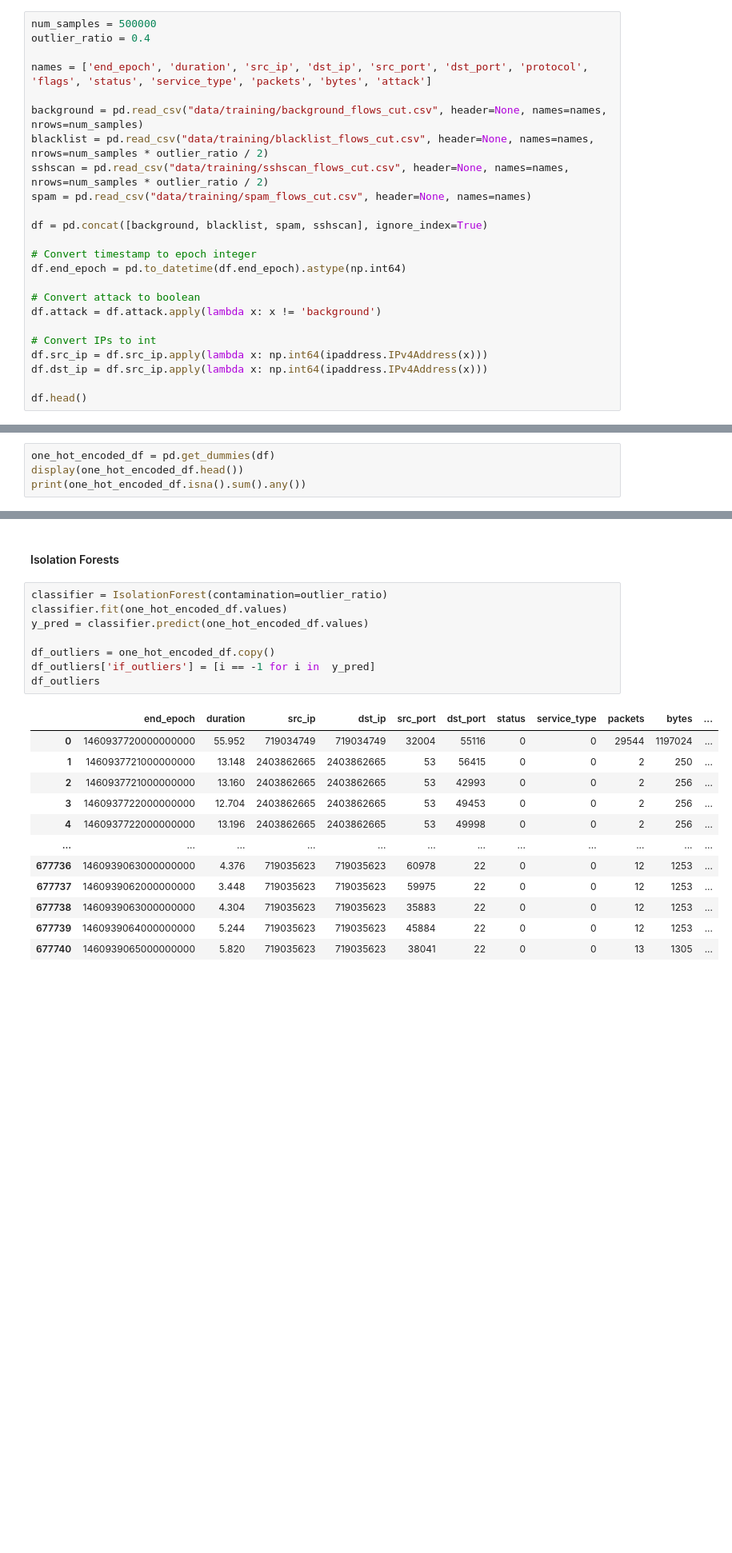
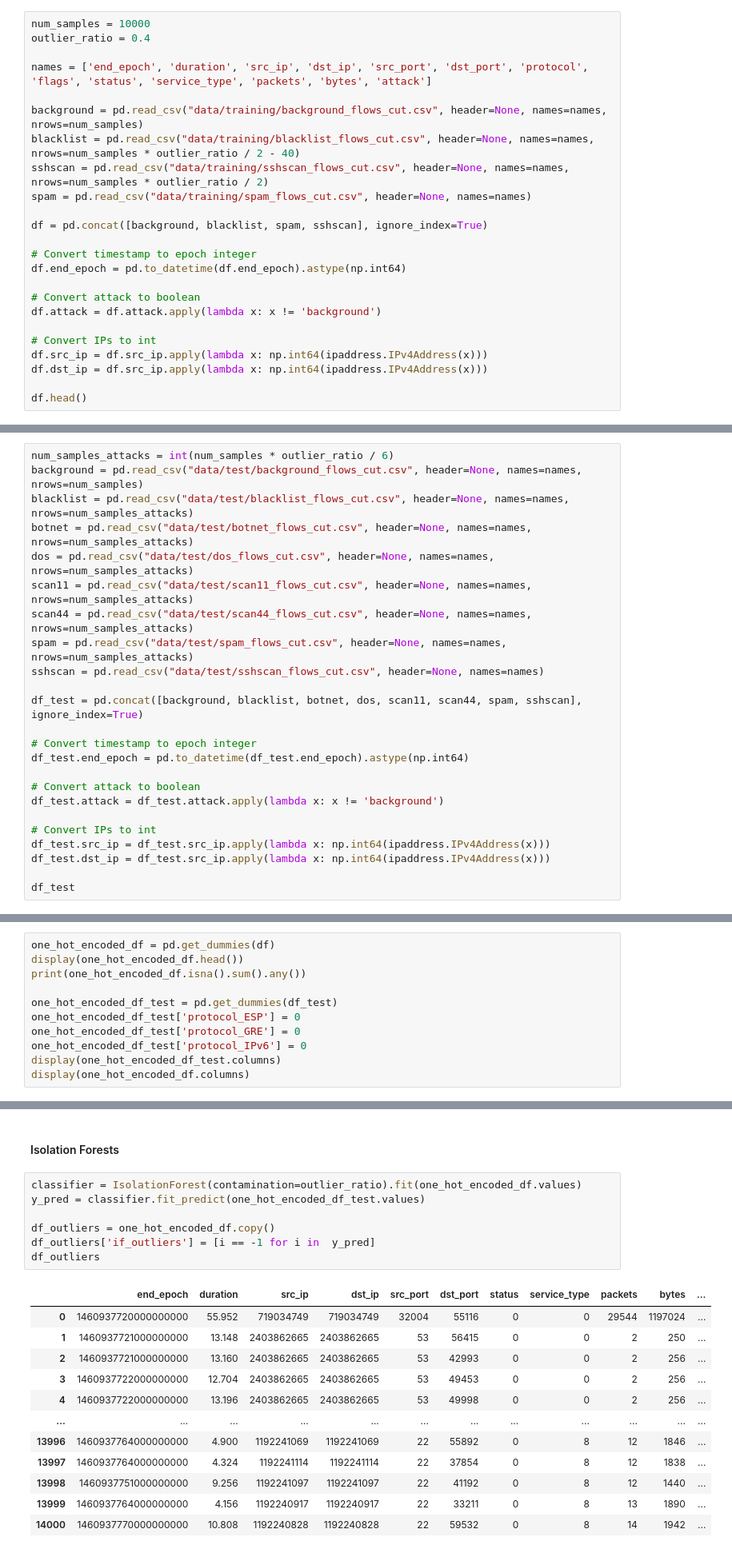
Before and after one commit to Leiyks/MLSECU, a Jupyter notebook: mlsecu.ipynb, the cells around one changed output, grey strips where cells are left out. Shown at 80% size. Saved outputs shown, nothing was run; the diff lists cells and outputs as text; blank space fills up the shorter version.

```diff
--- a/mlsecu.ipynb
+++ b/mlsecu.ipynb
@@ -10,13 +10,13 @@ from sklearn.neighbors import LocalOutlierFactor
 # %% [markdown]
 ## Data loading
 # %%
-num_samples = 500000
+num_samples = 10000
 outlier_ratio = 0.4
 
 names = ['end_epoch', 'duration', 'src_ip', 'dst_ip', 'src_port', 'dst_port', 'protocol', 'flags', 'status', 'service_type', 'packets', 'bytes', 'attack']
 
 background = pd.read_csv("data/training/background_flows_cut.csv", header=None, names=names, nrows=num_samples)
-blacklist = pd.read_csv("data/training/blacklist_flows_cut.csv", header=None, names=names, nrows=num_samples * outlier_ratio / 2)
+blacklist = pd.read_csv("data/training/blacklist_flows_cut.csv", header=None, names=names, nrows=num_samples * outlier_ratio / 2 - 40)
 sshscan = pd.read_csv("data/training/sshscan_flows_cut.csv", header=None, names=names, nrows=num_samples * outlier_ratio / 2)
 spam = pd.read_csv("data/training/spam_flows_cut.csv", header=None, names=names)
 
@@ -44,0 +43,24 @@ df.head()
+# %%
+num_samples_attacks = int(num_samples * outlier_ratio / 6)
+background = pd.read_csv("data/test/background_flows_cut.csv", header=None, names=names, nrows=num_samples)
+blacklist = pd.read_csv("data/test/blacklist_flows_cut.csv", header=None, names=names, nrows=num_samples_attacks)
+botnet = pd.read_csv("data/test/botnet_flows_cut.csv", header=None, names=names, nrows=num_samples_attacks)
+dos = pd.read_csv("data/test/dos_flows_cut.csv", header=None, names=names, nrows=num_samples_attacks)
+scan11 = pd.read_csv("data/test/scan11_flows_cut.csv", header=None, names=names, nrows=num_samples_attacks)
+scan44 = pd.read_csv("data/test/scan44_flows_cut.csv", header=None, names=names, nrows=num_samples_attacks)
+spam = pd.read_csv("data/test/spam_flows_cut.csv", header=None, names=names, nrows=num_samples_attacks)
+sshscan = pd.read_csv("data/test/sshscan_flows_cut.csv", header=None, names=names)
+
+df_test = pd.concat([background, blacklist, botnet, dos, scan11, scan44, spam, sshscan], ignore_index=True)
+
+# Convert timestamp to epoch integer
+df_test.end_epoch = pd.to_datetime(df_test.end_epoch).astype(np.int64)
+
+# Convert attack to boolean
+df_test.attack = df_test.attack.apply(lambda x: x != 'background')
+
+# Convert IPs to int
+df_test.src_ip = df_test.src_ip.apply(lambda x: np.int64(ipaddress.IPv4Address(x)))
+df_test.dst_ip = df_test.src_ip.apply(lambda x: np.int64(ipaddress.IPv4Address(x)))
+
+df_test
@@ -135,6 +171,13 @@ show3D_flow_exchanges(df[df.attack], 'duration', 'dst_port', 'bytes', 'Represent
 one_hot_encoded_df = pd.get_dummies(df)
 display(one_hot_encoded_df.head())
 print(one_hot_encoded_df.isna().sum().any())
+
+one_hot_encoded_df_test = pd.get_dummies(df_test)
+one_hot_encoded_df_test['protocol_ESP'] = 0
+one_hot_encoded_df_test['protocol_GRE'] = 0
+one_hot_encoded_df_test['protocol_IPv6'] = 0
+display(one_hot_encoded_df_test.columns)
+display(one_hot_encoded_df.columns)
 # %% [output]
 |  | end_epoch | duration | src_ip | dst_ip | src_port | dst_port | status | service_type | packets | bytes | ... |
 | 0 | 1460937720000000000 | 55.952 | 719034749 | 719034749 | 32004 | 55116 | 0 | 0 | 29544 | 1197024 | ... |
@@ -149,23 +210,22 @@ False
 # %% [markdown]
 #### Isolation Forests
 # %%
-classifier = IsolationForest(contamination=outlier_ratio)
-classifier.fit(one_hot_encoded_df.values)
-y_pred = classifier.predict(one_hot_encoded_df.values)
+classifier = IsolationForest(contamination=outlier_ratio).fit(one_hot_encoded_df.values)
+y_pred = classifier.fit_predict(one_hot_encoded_df_test.values)
 
 df_outliers = one_hot_encoded_df.copy()
 df_outliers['if_outliers'] = [i == -1 for i in  y_pred]
 df_outliers
 # %% [output]
 |  | end_epoch | duration | src_ip | dst_ip | src_port | dst_port | status | service_type | packets | bytes | ... |
 | 0 | 1460937720000000000 | 55.952 | 719034749 | 719034749 | 32004 | 55116 | 0 | 0 | 29544 | 1197024 | ... |
 | 1 | 1460937721000000000 | 13.148 | 2403862665 | 2403862665 | 53 | 56415 | 0 | 0 | 2 | 250 | ... |
 | 2 | 1460937721000000000 | 13.160 | 2403862665 | 2403862665 | 53 | 42993 | 0 | 0 | 2 | 256 | ... |
 | 3 | 1460937722000000000 | 12.704 | 2403862665 | 2403862665 | 53 | 49453 | 0 | 0 | 2 | 256 | ... |
 | 4 | 1460937722000000000 | 13.196 | 2403862665 | 2403862665 | 53 | 49998 | 0 | 0 | 2 | 256 | ... |
 | ... | ... | ... | ... | ... | ... | ... | ... | ... | ... | ... | ... |
-| 677736 | 1460939063000000000 | 4.376 | 719035623 | 719035623 | 60978 | 22 | 0 | 0 | 12 | 1253 | ... |
-| 677737 | 1460939062000000000 | 3.448 | 719035623 | 719035623 | 59975 | 22 | 0 | 0 | 12 | 1253 | ... |
-| 677738 | 1460939063000000000 | 4.304 | 719035623 | 719035623 | 35883 | 22 | 0 | 0 | 12 | 1253 | ... |
-| 677739 | 1460939064000000000 | 5.244 | 719035623 | 719035623 | 45884 | 22 | 0 | 0 | 12 | 1253 | ... |
-| 677740 | 1460939065000000000 | 5.820 | 719035623 | 719035623 | 38041 | 22 | 0 | 0 | 13 | 1305 | ... |
+| 13996 | 1460937764000000000 | 4.900 | 1192241069 | 1192241069 | 22 | 55892 | 0 | 8 | 12 | 1846 | ... |
+| 13997 | 1460937764000000000 | 4.324 | 1192241114 | 1192241114 | 22 | 37854 | 0 | 8 | 12 | 1838 | ... |
+| 13998 | 1460937751000000000 | 9.256 | 1192241097 | 1192241097 | 22 | 41192 | 0 | 8 | 12 | 1440 | ... |
+| 13999 | 1460937764000000000 | 4.156 | 1192240917 | 1192240917 | 22 | 33211 | 0 | 8 | 13 | 1890 | ... |
+| 14000 | 1460937770000000000 | 10.808 | 1192240828 | 1192240828 | 22 | 59532 | 0 | 8 | 14 | 1942 | ... |
```
Also changed, not shown: parts of 11 cells of this notebook.
